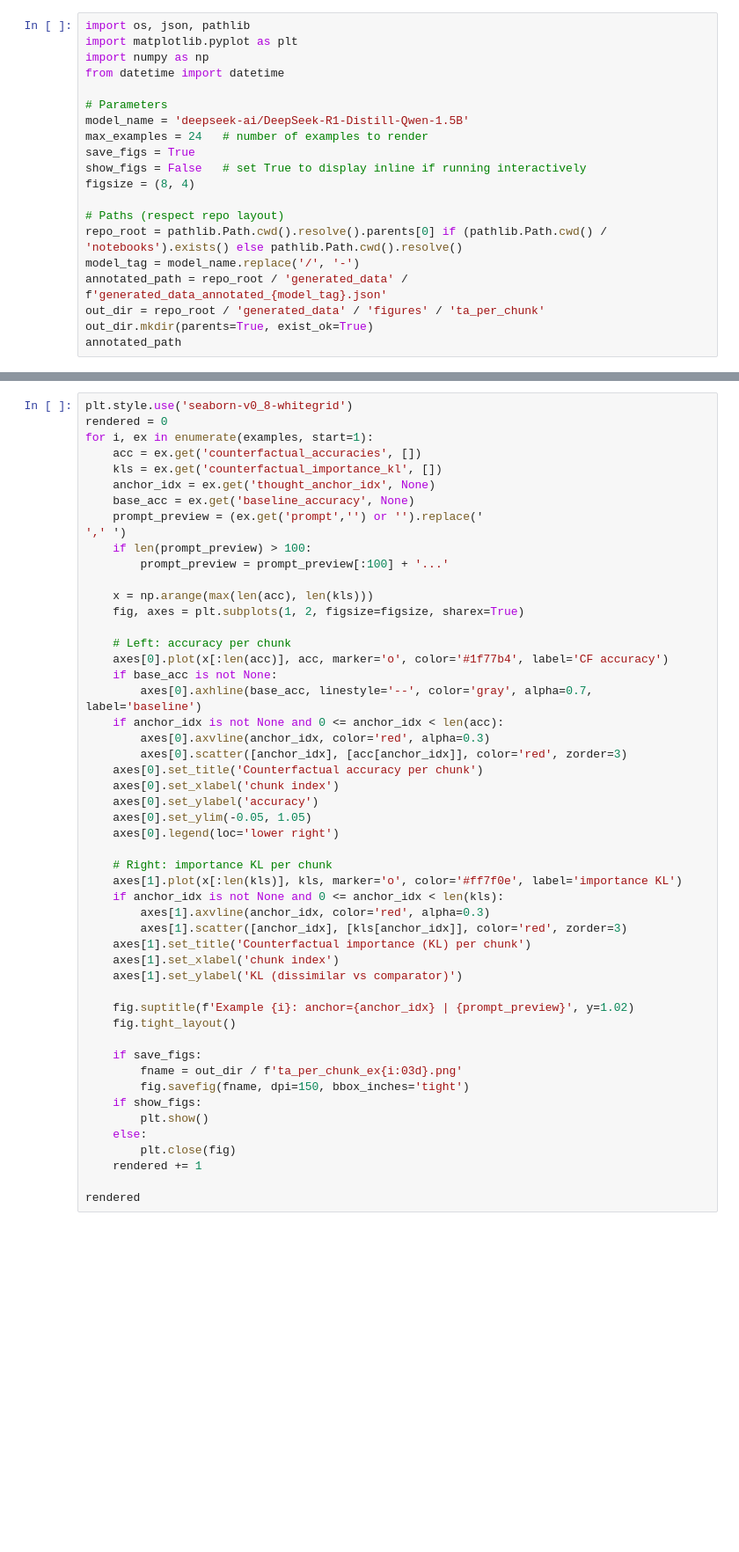
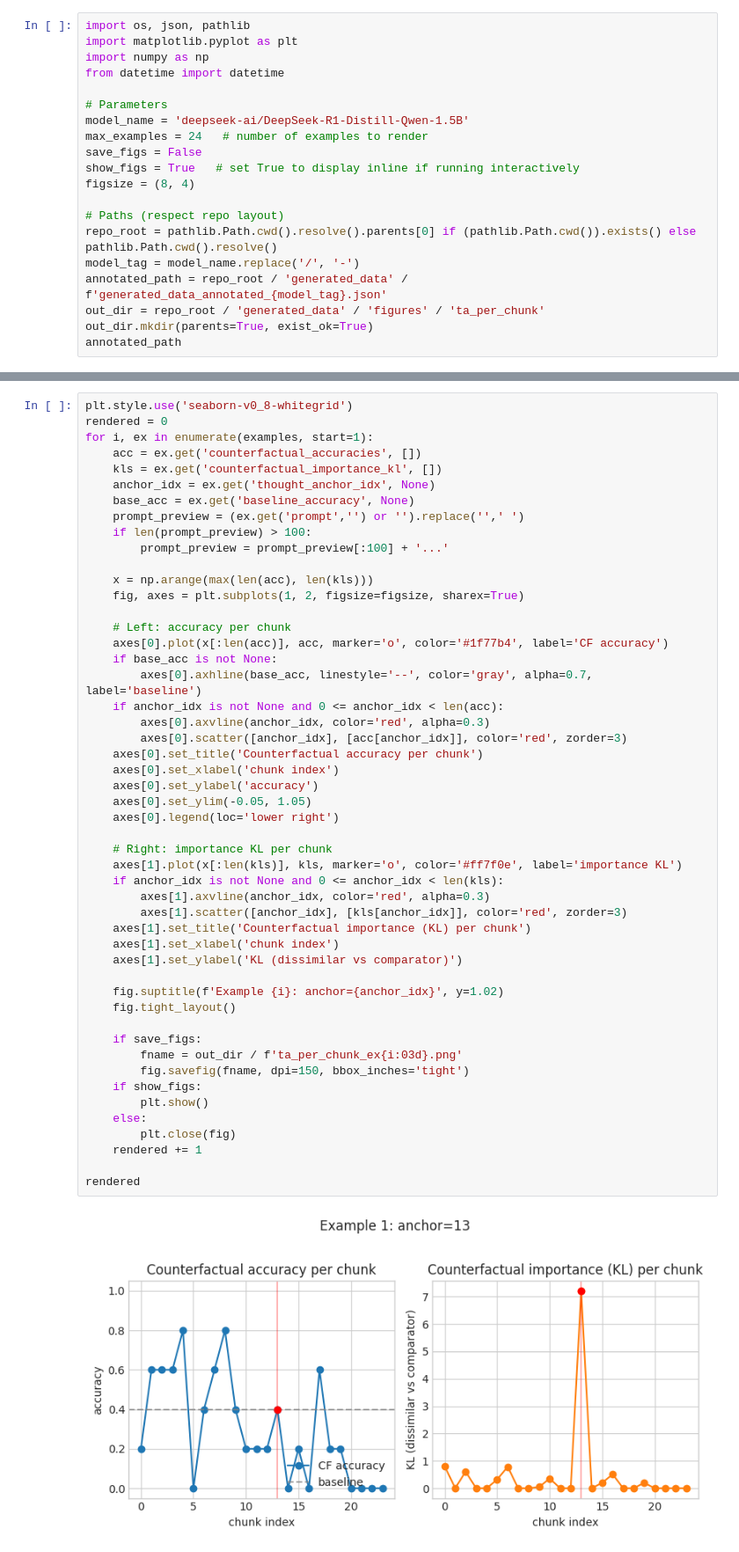
Before and after one commit to cutterdawes/SteeringThoughtAnchors, a Jupyter notebook: notebooks/ta_counterfactual_figures.ipynb, the cells around one changed output, grey strips where cells are left out. Shown at 88% size. Drawn from its saved outputs; the diff is of its cells as text; blank space fills up the shorter version.

```diff
--- a/notebooks/ta_counterfactual_figures.ipynb
+++ b/notebooks/ta_counterfactual_figures.ipynb
@@ -13,12 +13,12 @@ from datetime import datetime
 # Parameters
 model_name = 'deepseek-ai/DeepSeek-R1-Distill-Qwen-1.5B'
 max_examples = 24   # number of examples to render
-save_figs = True
-show_figs = False   # set True to display inline if running interactively
+save_figs = False
+show_figs = True   # set True to display inline if running interactively
 figsize = (8, 4)
 
 # Paths (respect repo layout)
-repo_root = pathlib.Path.cwd().resolve().parents[0] if (pathlib.Path.cwd() / 'notebooks').exists() else pathlib.Path.cwd().resolve()
+repo_root = pathlib.Path.cwd().resolve().parents[0] if (pathlib.Path.cwd()).exists() else pathlib.Path.cwd().resolve()
 model_tag = model_name.replace('/', '-')
 annotated_path = repo_root / 'generated_data' / f'generated_data_annotated_{model_tag}.json'
 out_dir = repo_root / 'generated_data' / 'figures' / 'ta_per_chunk'
@@ -42,8 +46,7 @@ for i, ex in enumerate(examples, start=1):
     kls = ex.get('counterfactual_importance_kl', [])
     anchor_idx = ex.get('thought_anchor_idx', None)
     base_acc = ex.get('baseline_accuracy', None)
-    prompt_preview = (ex.get('prompt','') or '').replace('
-',' ')
+    prompt_preview = (ex.get('prompt','') or '').replace('',' ')
     if len(prompt_preview) > 100:
         prompt_preview = prompt_preview[:100] + '...'
 
@@ -57,31 +60,33 @@ for i, ex in enumerate(examples, start=1):
     if anchor_idx is not None and 0 <= anchor_idx < len(acc):
         axes[0].axvline(anchor_idx, color='red', alpha=0.3)
         axes[0].scatter([anchor_idx], [acc[anchor_idx]], color='red', zorder=3)
     axes[0].set_title('Counterfactual accuracy per chunk')
     axes[0].set_xlabel('chunk index')
     axes[0].set_ylabel('accuracy')
     axes[0].set_ylim(-0.05, 1.05)
     axes[0].legend(loc='lower right')
 
     # Right: importance KL per chunk
     axes[1].plot(x[:len(kls)], kls, marker='o', color='#ff7f0e', label='importance KL')
     if anchor_idx is not None and 0 <= anchor_idx < len(kls):
         axes[1].axvline(anchor_idx, color='red', alpha=0.3)
         axes[1].scatter([anchor_idx], [kls[anchor_idx]], color='red', zorder=3)
     axes[1].set_title('Counterfactual importance (KL) per chunk')
     axes[1].set_xlabel('chunk index')
     axes[1].set_ylabel('KL (dissimilar vs comparator)')
 
-    fig.suptitle(f'Example {i}: anchor={anchor_idx} | {prompt_preview}', y=1.02)
+    fig.suptitle(f'Example {i}: anchor={anchor_idx}', y=1.02)
     fig.tight_layout()
 
     if save_figs:
         fname = out_dir / f'ta_per_chunk_ex{i:03d}.png'
         fig.savefig(fname, dpi=150, bbox_inches='tight')
     if show_figs:
         plt.show()
     else:
         plt.close(fig)
     rendered += 1
 
 rendered
+# %% [output]
+[figure, added]
```
Also changed, not shown: parts of 3 cells of this notebook, 3 other files.
